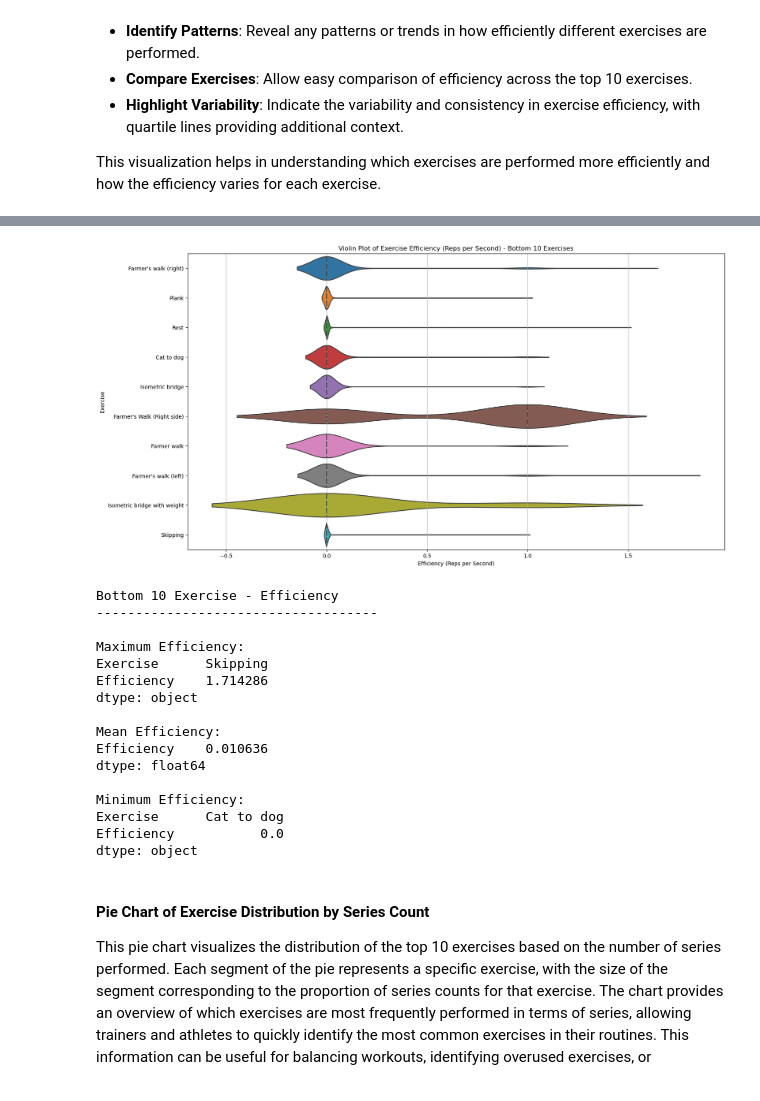
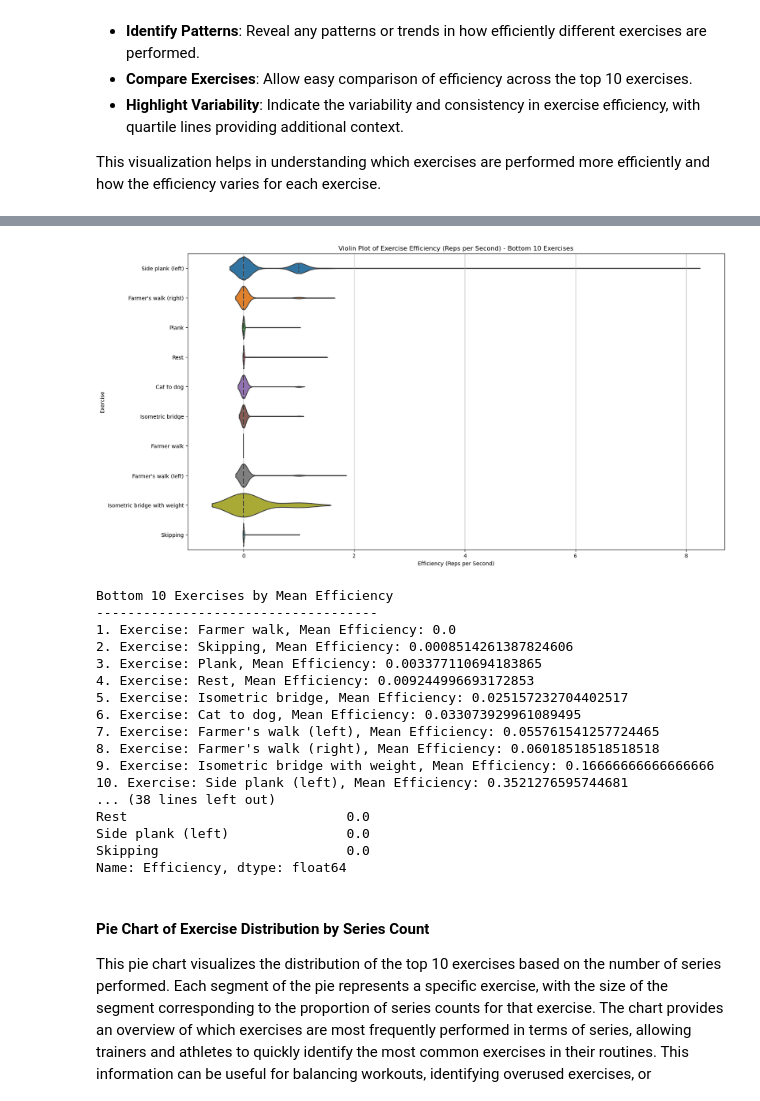
Before and after one commit to evidadeusto/mhunters, a Jupyter notebook: analysis_oscar_preprocessing/outliersDetection_statisticalAnalysis.ipynb, the cells around one changed output, grey strips where cells are left out. Cells and saved outputs as stored; diff of their text form; code cells hidden in the pictures.

```diff
--- a/analysis_oscar_preprocessing/outliersDetection_statisticalAnalysis.ipynb
+++ b/analysis_oscar_preprocessing/outliersDetection_statisticalAnalysis.ipynb
@@ -275,7 +178,0 @@ print(df_cleaned.shape)
-# %%
-for col in df_series_recalculated.columns:
-    if df_series_recalculated[col].dtype in ['float64', 'int64']:
-        median = df_series_recalculated[col].median()
-        df_series_recalculated[col] = df_series_recalculated[col].mask(outliers_df[col], median)
-
-print(df_series_recalculated.head())
@@ -369,7 +178,0 @@ print(df_cleaned.shape)
-# %%
-for col in df_series_recalculated.columns:
-    if df_series_recalculated[col].dtype in ['float64', 'int64']:
-        median = df_series_recalculated[col].median()
-        df_series_recalculated[col] = df_series_recalculated[col].mask(outliers_df[col], median)
-
-print(df_series_recalculated.head())
@@ -400,9 +183,9 @@ print(outliers_report)
 column_names = df_series_recalculated.columns
 
 # Write the column names to a text file with min and max bounds
-with open('../data/column_names.txt', 'w') as f:
+with open('../data/column_names_v1.txt', 'w') as f:
     for column in column_names:
-        f.write(f"{column} {{'min': 0, 'max': 10000}}\n")
+        f.write(f"{column} {{'min': 0, 'max': 5500}}\n")
 # %%
 df_series_recalculated.shape
 # %% [output]
@@ -426,6 +209,6 @@ def read_limits_from_file(file_path):
     return limits
 
 # Read limits from the file
-limits = read_limits_from_file('../data/column_names.txt')
+limits = read_limits_from_file('../data/column_names_v1.txt')
 print(limits)
 # %% [output]
@@ -1276,56 +1079,63 @@ for col in df_filtered.columns:
             efficiency = reps / time
             efficiency_data.append(pd.DataFrame({'Exercise': [exercise_name] * len(efficiency), 'Efficiency': efficiency}))
 
 # Combine all efficiency data into a single DataFrame
 efficiency_df = pd.concat(efficiency_data, ignore_index=True)
 
 # Drop rows with NaN values in Efficiency
 efficiency_df = efficiency_df.dropna(subset=['Efficiency'])
 
 # Calculate the mean efficiency for each exercise
 mean_efficiency = efficiency_df.groupby('Exercise')['Efficiency'].mean()
 
 # Get the bottom 10 exercises by mean efficiency
 bottom_10_exercises = mean_efficiency.nsmallest(10).index
 
 # Filter the efficiency data to include only the bottom 10 exercises
 filtered_efficiency_df = efficiency_df[efficiency_df['Exercise'].isin(bottom_10_exercises)]
 
 # Create a violin plot for Exercise Efficiency
 plt.figure(figsize=(18, 10))
 sns.violinplot(data=filtered_efficiency_df, x='Efficiency', y='Exercise', scale='width', inner='quartile')
 plt.xlabel('Efficiency (Reps per Second)')
 plt.ylabel('Exercise')
 plt.title('Violin Plot of Exercise Efficiency (Reps per Second) - Bottom 10 Exercises')
 plt.grid(axis='x')
 plt.show()
 
-print('Bottom 10 Exercise - Efficiency')
-print('------------------------------------\n')
-print('Maximum Efficiency:')
-print(filtered_efficiency_df.max())
+print('Bottom 10 Exercises by Mean Efficiency')
+print('------------------------------------')
+for i, exercise in enumerate(bottom_10_exercises, start=1):
+    count = mean_efficiency[exercise]
+    print(f"{i}. Exercise: {exercise}, Mean Efficiency: {count}")
+
+print('\nMaximum Efficiency:')
+print(filtered_efficiency_df.groupby('Exercise')['Efficiency'].max())
+
 print('\nMean Efficiency:')
-print(filtered_efficiency_df.mean())
+print(filtered_efficiency_df.groupby('Exercise')['Efficiency'].mean())
+
 print('\nMinimum Efficiency:')
-print(filtered_efficiency_df.min())
+print(filtered_efficiency_df.groupby('Exercise')['Efficiency'].min())
 # %% [output]
-[figure, old version]
+[figure, new version]
-Bottom 10 Exercise - Efficiency
+Bottom 10 Exercises by Mean Efficiency
 ------------------------------------
-
-Maximum Efficiency:
-Exercise      Skipping
-Efficiency    1.714286
-dtype: object
-
-Mean Efficiency:
-Efficiency    0.010636
-dtype: float64
-
-Minimum Efficiency:
-Exercise      Cat to dog
-Efficiency           0.0
-dtype: object
+1. Exercise: Farmer walk, Mean Efficiency: 0.0
+2. Exercise: Skipping, Mean Efficiency: 0.0008514261387824606
+3. Exercise: Plank, Mean Efficiency: 0.003377110694183865
+4. Exercise: Rest, Mean Efficiency: 0.009244996693172853
+5. Exercise: Isometric bridge, Mean Efficiency: 0.025157232704402517
+6. Exercise: Cat to dog, Mean Efficiency: 0.033073929961089495
+7. Exercise: Farmer's walk (left), Mean Efficiency: 0.055761541257724465
+8. Exercise: Farmer's walk (right), Mean Efficiency: 0.06018518518518518
+9. Exercise: Isometric bridge with weight, Mean Efficiency: 0.16666666666666666
+10. Exercise: Side plank (left), Mean Efficiency: 0.3521276595744681
+... (38 lines left out)
+Rest                            0.0
+Side plank (left)               0.0
+Skipping                        0.0
+Name: Efficiency, dtype: float64
 # %% [markdown]
 #### Pie Chart of Exercise Distribution by Series Count
 
```
Also changed, not shown: parts of 43 cells of this notebook.
